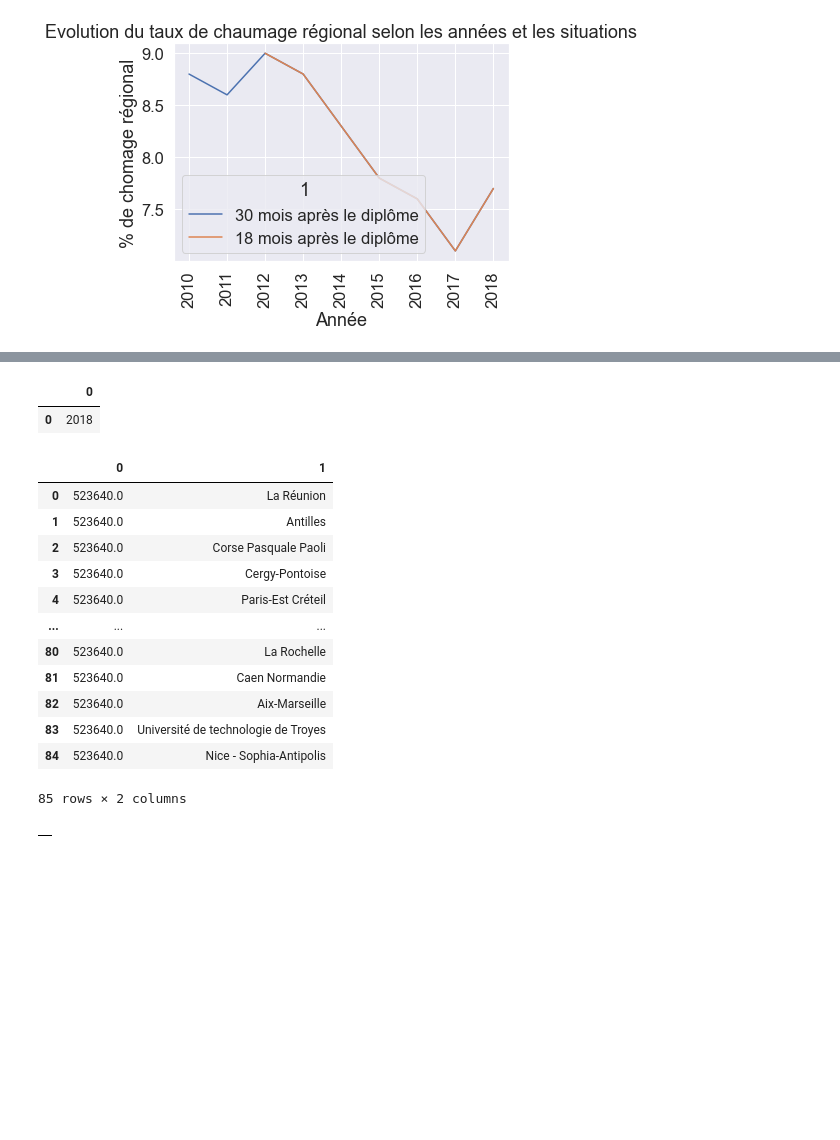
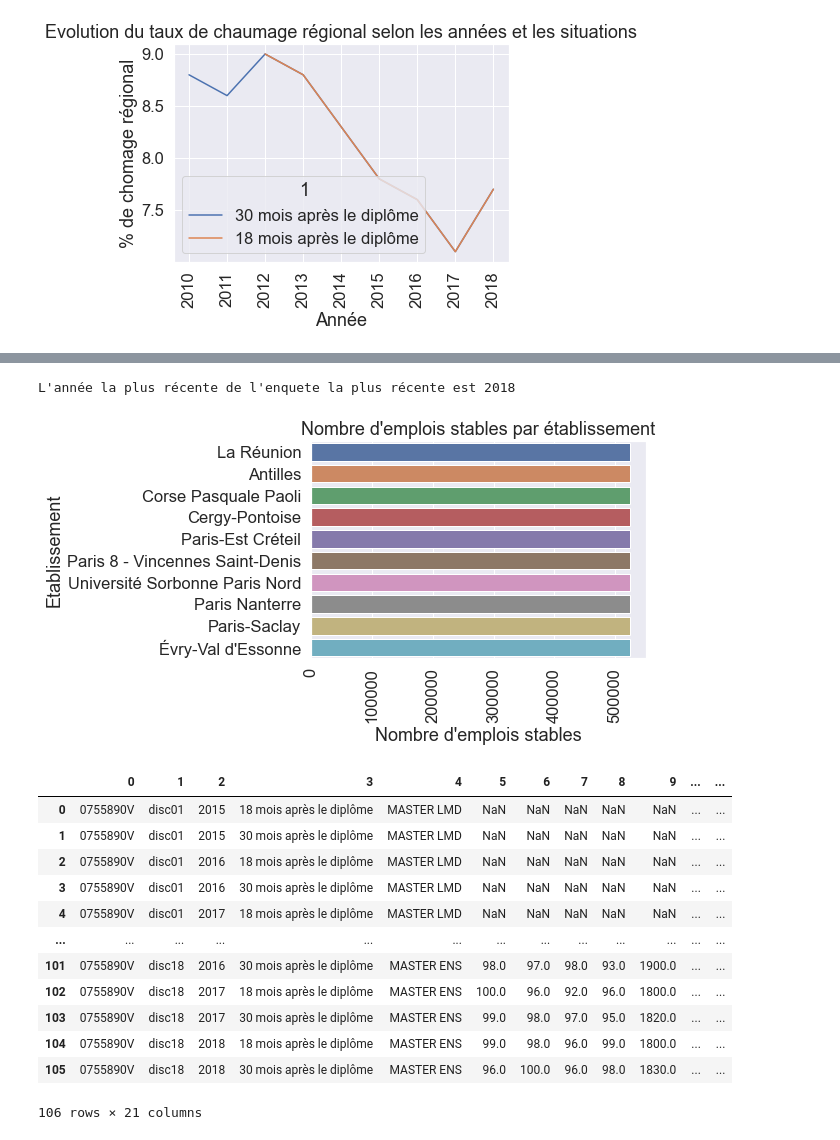
Before and after one commit to Toufik98/prodataviz, a Jupyter notebook: source/visualize_data.ipynb, the cells around one changed output, grey strips where cells are left out. Saved outputs shown, nothing was run; the diff lists cells and outputs as text; code cells hidden in the pictures; blank space fills up the shorter version.

```diff
--- a/source/visualize_data.ipynb
+++ b/source/visualize_data.ipynb
@@ -10,7 +10,7 @@ import seaborn as sns
 mydb = mysql.connector.connect(
   host="localhost",
   user="root",
-  passwd="SadikaSydney99",
+  passwd="Goodboy.5",
   database="insertion_pro",
   auth_plugin='mysql_native_password'
 )
@@ -394,37 +382,52 @@ df
 # %%
-#afficher l'année la plus récentede l'enquete la plus récente
+#afficher l'année la plus récente de l'enquete la plus récente
 mycursor.execute("select distinct annee from statistiques order by annee desc limit 1")
 myresult = mycursor.fetchall()
 df = pd.DataFrame(myresult)
-df
+
+# Visualiser les données
+df.columns = ['annee']
+print("L'année la plus récente de l'enquete la plus récente est {}".format(df['annee'][0]))
 # %% [output]
-|  | 0 |
-| 0 | 2018 |
+L'année la plus récente de l'enquete la plus récente est 2018
 # %%
-# afficher les etablissement ayant les emplois stables les plus elevé
-mycursor.execute("select sum(emplois_stables), nom_etablissement from statistiques join etablissement GROUP BY nom_etablissement ORDER BY sum(emplois_stables) DESC ")
+# afficher les 10 etablissement ayant les emplois stables les plus elevé
+mycursor.execute("select sum(emplois_stables), nom_etablissement from statistiques join etablissement GROUP BY nom_etablissement ORDER BY sum(emplois_stables) DESC limit 10")
 myresult = mycursor.fetchall()
 df = pd.DataFrame(myresult)
-df
+
+# Visualiser les données
+df.columns = ['emplois_stables', 'nom_etablissement']
+
+# Visualiser les données
+sns.set(style="whitegrid")
+sns.set(font_scale=1.5)
+sns.set_color_codes("pastel")
+sns.barplot(x= df['emplois_stables'], y= df['nom_etablissement'])
+plt.xlabel('Nombre d\'emplois stables')
+plt.ylabel('Etablissement')
+plt.title("Nombre d\'emplois stables par établissement")
+plt.xticks(rotation=90)
+plt.show()
 # %% [output]
-|  | 0 | 1 |
-| 0 | 523640.0 | La Réunion |
-| 1 | 523640.0 | Antilles |
-| 2 | 523640.0 | Corse Pasquale Paoli |
-| 3 | 523640.0 | Cergy-Pontoise |
-| 4 | 523640.0 | Paris-Est Créteil |
-| ... | ... | ... |
-| 80 | 523640.0 | La Rochelle |
-| 81 | 523640.0 | Caen Normandie |
-| 82 | 523640.0 | Aix-Marseille |
-| 83 | 523640.0 | Université de technologie de Troyes |
-| 84 | 523640.0 | Nice - Sophia-Antipolis |
-85 rows × 2 columns
+[figure, added]
 # %%
 #afficher toutes les informations de l'établissement dont le nom est "Pierre et Marie Curie" en utilisant un JOIN avec la table etablissement
-mycursor.execute("select distinct * from statistiques join etablissement on statistiques.id_etablissement = etablissement.id_etablissement where etablissement.nom_etablissement = 'Pierre et Marie Curie'")
+mycursor.execute("select distinct * from statistiques join etablissement on statistiques.id_etablissement = etablissement.id_etablissement where etablissement.nom_etablissement = 'Sorbonne Université'")
 myresult = mycursor.fetchall()
 df = pd.DataFrame(myresult)
 df
 # %% [output]
-|  |
+|  | 0 | 1 | 2 | 3 | 4 | 5 | 6 | 7 | 8 | 9 | ... | ... |
+| 0 | 0755890V | disc01 | 2015 | 18 mois après le diplôme | MASTER LMD | NaN | NaN | NaN | NaN | NaN | ... | ... |
+| 1 | 0755890V | disc01 | 2015 | 30 mois après le diplôme | MASTER LMD | NaN | NaN | NaN | NaN | NaN | ... | ... |
+| 2 | 0755890V | disc01 | 2016 | 18 mois après le diplôme | MASTER LMD | NaN | NaN | NaN | NaN | NaN | ... | ... |
+| 3 | 0755890V | disc01 | 2016 | 30 mois après le diplôme | MASTER LMD | NaN | NaN | NaN | NaN | NaN | ... | ... |
+| 4 | 0755890V | disc01 | 2017 | 18 mois après le diplôme | MASTER LMD | NaN | NaN | NaN | NaN | NaN | ... | ... |
+| ... | ... | ... | ... | ... | ... | ... | ... | ... | ... | ... | ... | ... |
+| 101 | 0755890V | disc18 | 2016 | 30 mois après le diplôme | MASTER ENS | 98.0 | 97.0 | 98.0 | 93.0 | 1900.0 | ... | ... |
+| 102 | 0755890V | disc18 | 2017 | 18 mois après le diplôme | MASTER ENS | 100.0 | 96.0 | 92.0 | 96.0 | 1800.0 | ... | ... |
+| 103 | 0755890V | disc18 | 2017 | 30 mois après le diplôme | MASTER ENS | 99.0 | 98.0 | 97.0 | 95.0 | 1820.0 | ... | ... |
+| 104 | 0755890V | disc18 | 2018 | 18 mois après le diplôme | MASTER ENS | 99.0 | 98.0 | 96.0 | 99.0 | 1800.0 | ... | ... |
+| 105 | 0755890V | disc18 | 2018 | 30 mois après le diplôme | MASTER ENS | 96.0 | 100.0 | 96.0 | 98.0 | 1830.0 | ... | ... |
+106 rows × 21 columns
```
Also changed, not shown: parts of 11 cells of this notebook, 3 other files.
